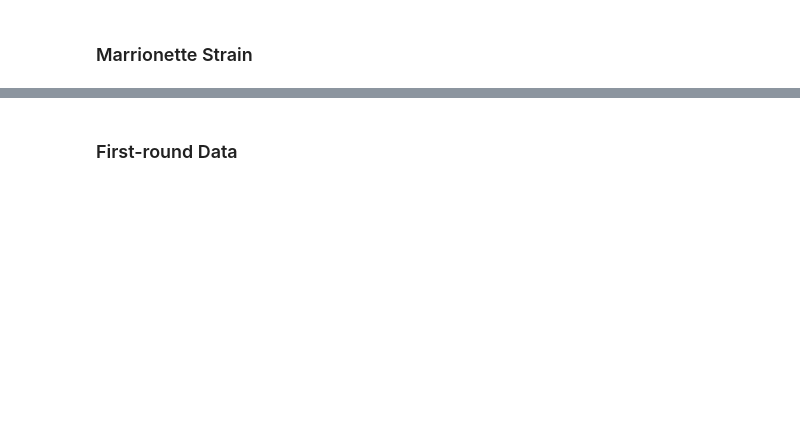
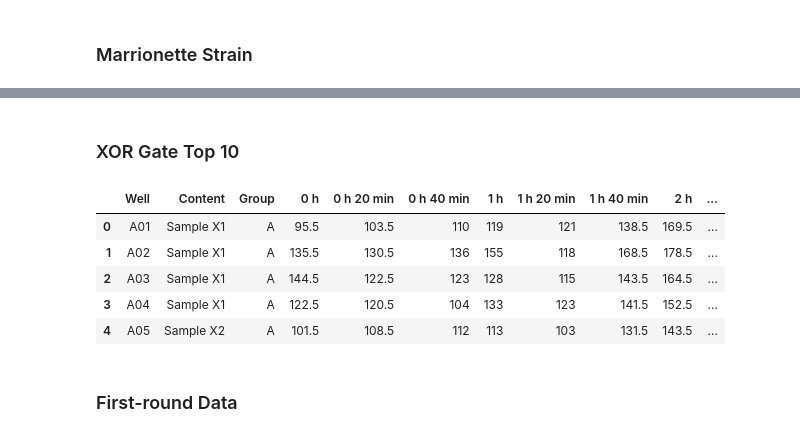
Before and after one commit to rmardian/intein-based-circuits, a Jupyter notebook: Data Preprocessing.ipynb, the cells around one changed output, grey strips where cells are left out. Saved outputs shown, nothing was run; the diff lists cells and outputs as text; code cells hidden in the pictures; blank space fills up the shorter version.

```diff
--- a/Data Preprocessing.ipynb
+++ b/Data Preprocessing.ipynb
@@ -412,3 +425,5 @@ for i in range(4):
 for i in range(4, 8):
     fluom.iloc[:, sep*i:sep*(i+1)].to_csv('datasets/bulk_fluo_mario_' + '{:02b}'.format(int(i-4)) + '.csv')
     odm.iloc[:, sep*i:sep*(i+1)].to_csv('datasets/od_mario_' + '{:02b}'.format(int(i-4)) + '.csv')
+# %% [markdown]
+### XOR Gate Top 10
@@ -414,0 +443,16 @@ for i in range(4, 8):
+# %%
+def read_plate_data(df):
+    df.columns = df.iloc[0]
+    df.drop(df.index[0], inplace=True)
+    #df.dropna(inplace=True)
+    return df.reset_index(drop=True)
+
+data = read_plate_data(pd.read_csv('datasets/xor_gate.csv'))
+data.head()
+# %% [output]
+|  | Well | Content | Group | 0 h | 0 h 20 min | 0 h 40 min | 1 h | 1 h 20 min | 1 h 40 min | 2 h | ... |
+| 0 | A01 | Sample X1 | A | 95.5 | 103.5 | 110 | 119 | 121 | 138.5 | 169.5 | ... |
+| 1 | A02 | Sample X1 | A | 135.5 | 130.5 | 136 | 155 | 118 | 168.5 | 178.5 | ... |
+| 2 | A03 | Sample X1 | A | 144.5 | 122.5 | 123 | 128 | 115 | 143.5 | 164.5 | ... |
+| 3 | A04 | Sample X1 | A | 122.5 | 120.5 | 104 | 133 | 123 | 141.5 | 152.5 | ... |
+| 4 | A05 | Sample X2 | A | 101.5 | 108.5 | 112 | 113 | 103 | 131.5 | 143.5 | ... |
```
Also changed, not shown: parts of 6 cells of this notebook, 8 other files.
